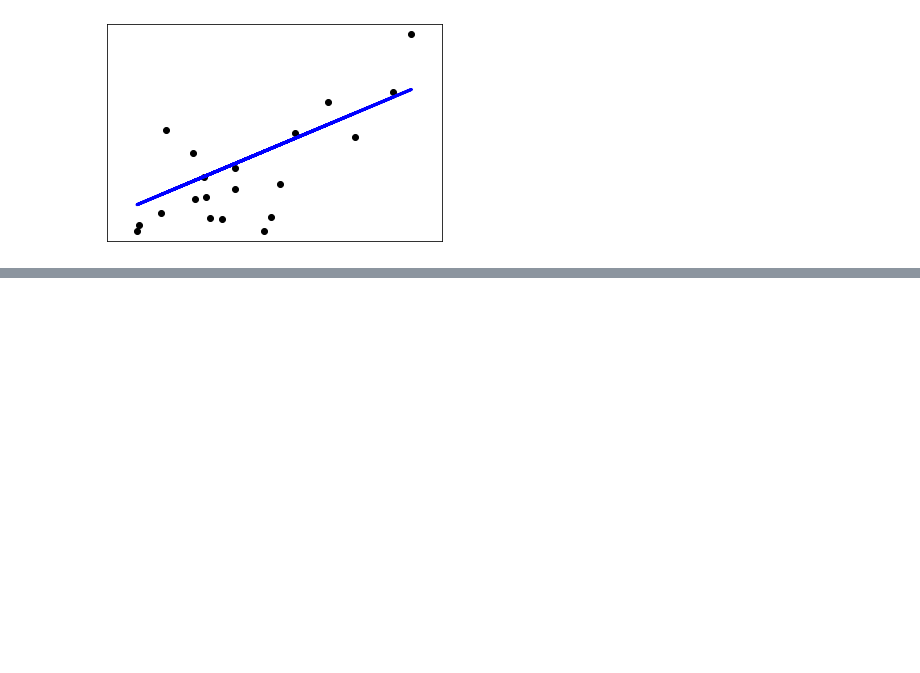
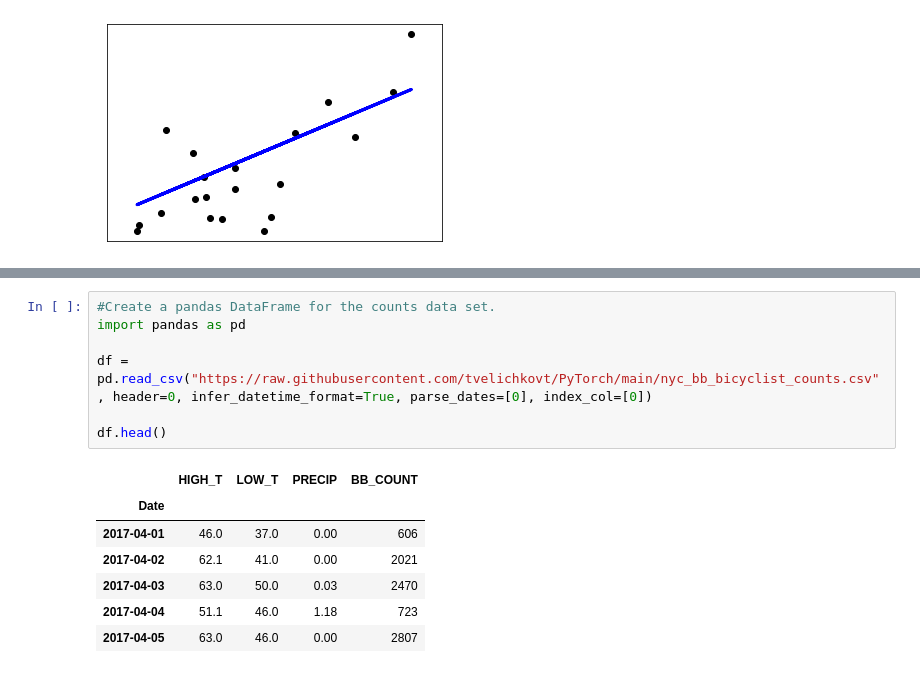
Before and after one commit to tvelichkovt/PyTorch, a Jupyter notebook: ML_LinearRegression.ipynb, the cells around one changed output, grey strips where cells are left out. Drawn from its saved outputs; the diff is of its cells as text; blank space fills up the shorter version.

```diff
--- a/ML_LinearRegression.ipynb
+++ b/ML_LinearRegression.ipynb
@@ -248,0 +80,15 @@ FileNotFoundError: [Errno 2] File nyc_bb_bicyclist_counts.csv does not exist: 'n
+# %%
+#Create a pandas DataFrame for the counts data set.
+import pandas as pd
+
+df = pd.read_csv("https://raw.githubusercontent.com/tvelichkovt/PyTorch/main/nyc_bb_bicyclist_counts.csv", header=0, infer_datetime_format=True, parse_dates=[0], index_col=[0])
+
+df.head()
+# %% [output]
+|  | HIGH_T | LOW_T | PRECIP | BB_COUNT |
+| Date |  |  |  |  |
+| 2017-04-01 | 46.0 | 37.0 | 0.00 | 606 |
+| 2017-04-02 | 62.1 | 41.0 | 0.00 | 2021 |
+| 2017-04-03 | 63.0 | 50.0 | 0.03 | 2470 |
+| 2017-04-04 | 51.1 | 46.0 | 1.18 | 723 |
+| 2017-04-05 | 63.0 | 46.0 | 0.00 | 2807 |
```
Also changed, not shown: parts of 28 cells of this notebook, 5 other files.
